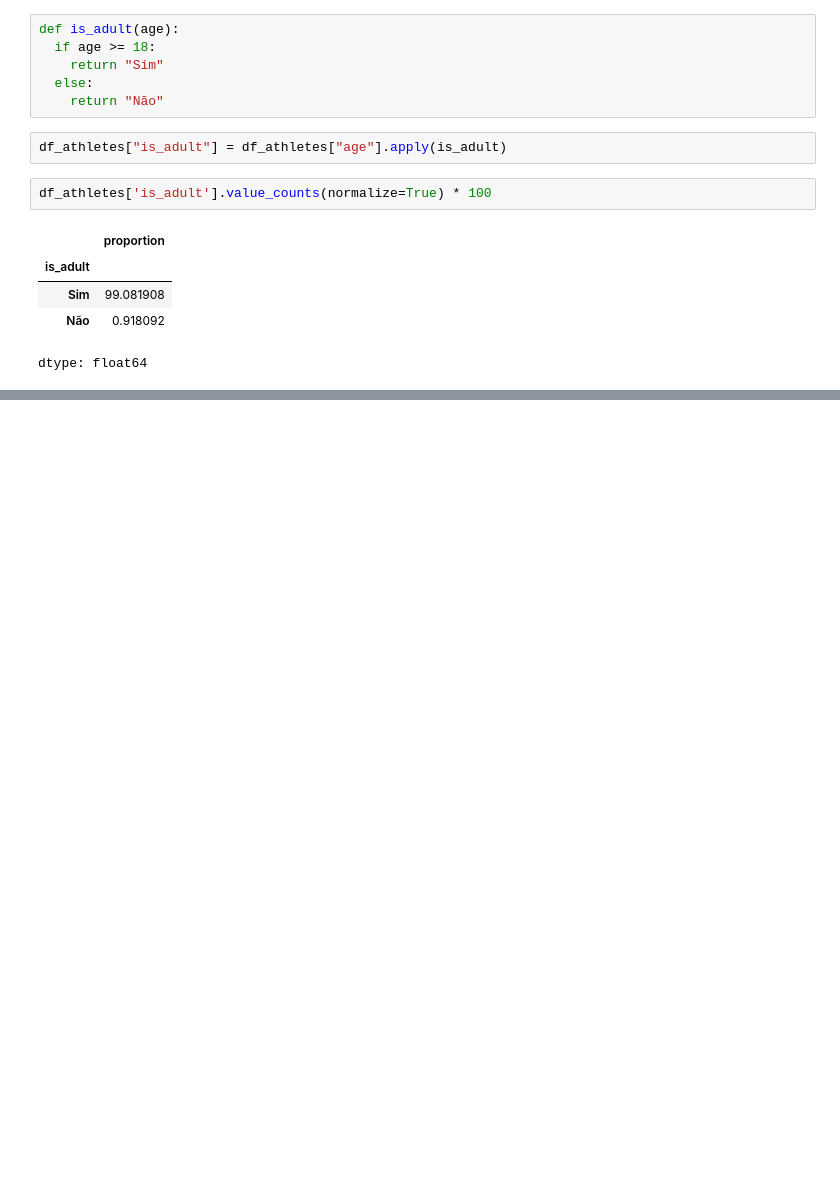
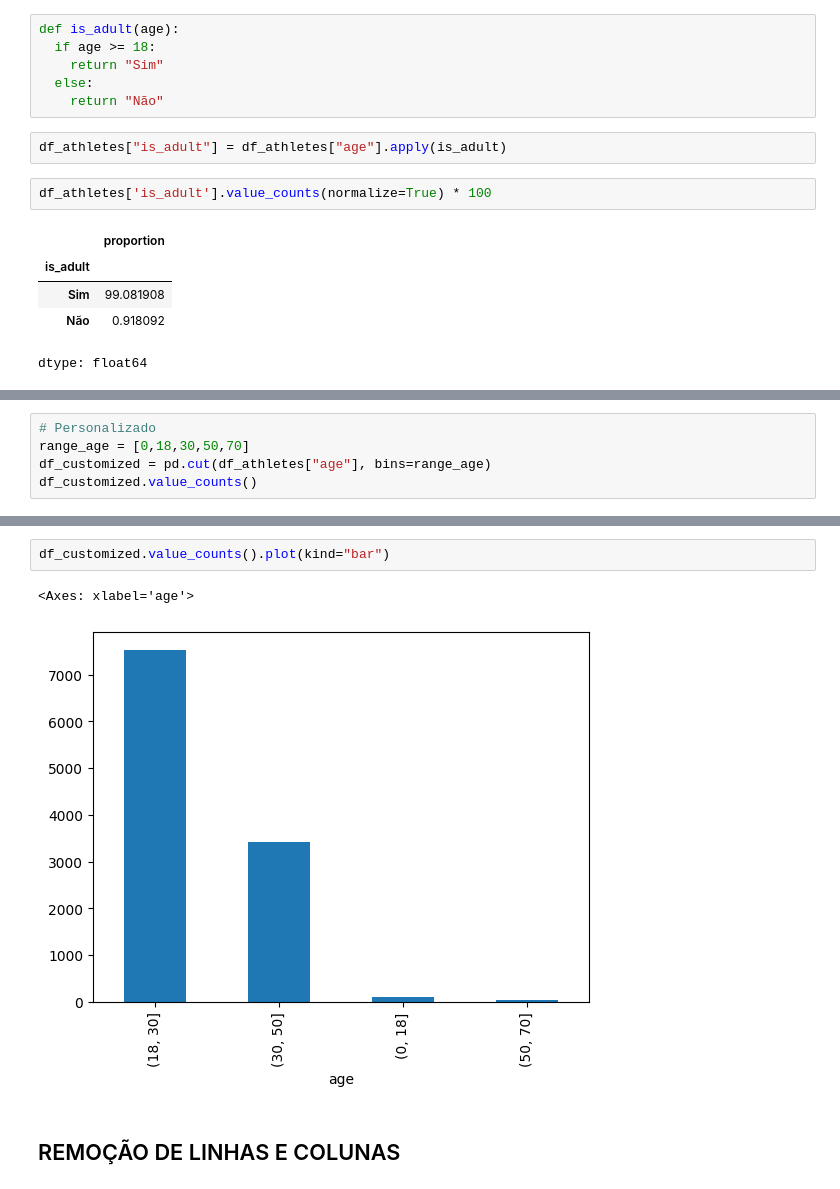
Before and after one commit to thiagolir4/Data_Cleaning_e_Wrangling, a Jupyter notebook: Data_Cleaning_e_Wrangling.ipynb, the cells around one changed output, grey strips where cells are left out. Cells and saved outputs as stored; diff of their text form; blank space fills up the shorter version.

```diff
--- a/Data_Cleaning_e_Wrangling.ipynb
+++ b/Data_Cleaning_e_Wrangling.ipynb
@@ -441,0 +578,5 @@ dtype: float64
+# %%
+# Personalizado
+range_age = [0,18,30,50,70]
+df_customized = pd.cut(df_athletes["age"], bins=range_age)
+df_customized.value_counts()
@@ -441,0 +591,7 @@ dtype: float64
+# %%
+df_customized.value_counts().plot(kind="bar")
+# %% [output]
+<Axes: xlabel='age'>
+[figure, added]
+# %% [markdown]
+## REMOÇÃO DE LINHAS E COLUNAS
```
Also changed, not shown: parts of 28 cells of this notebook.
